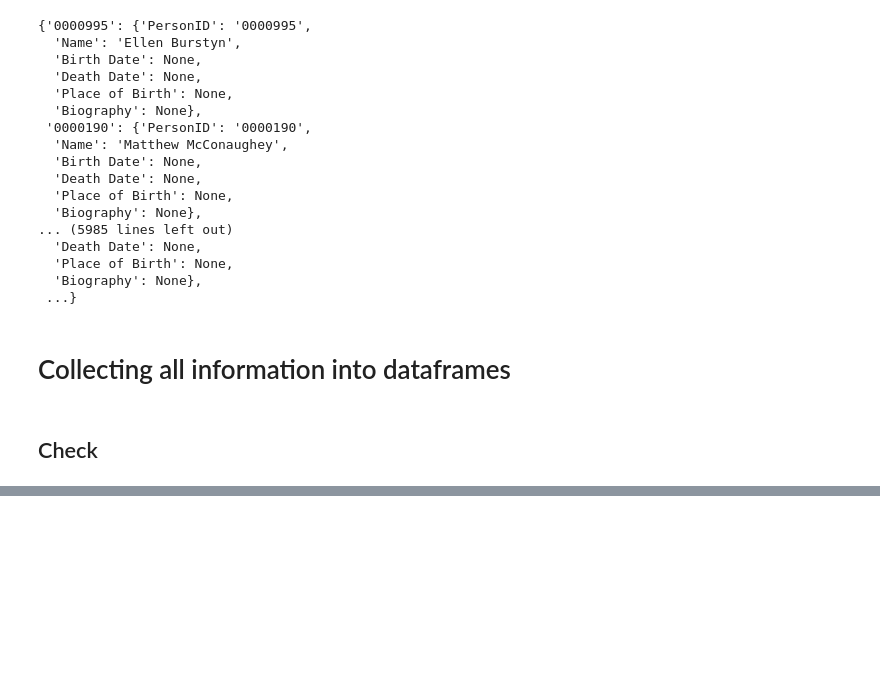
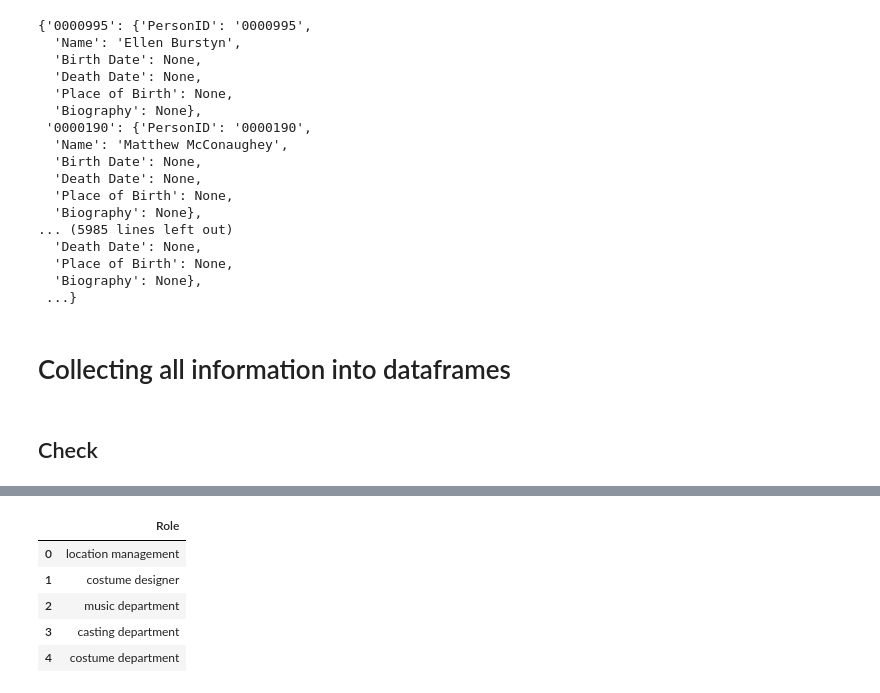
Before and after one commit to nirvana230129/DataBases, a Jupyter notebook: data/parse_data.ipynb, the cells around one changed output, grey strips where cells are left out. Drawn from its saved outputs; the diff is of its cells as text; code cells hidden in the pictures; blank space fills up the shorter version.

```diff
--- a/data/parse_data.ipynb
+++ b/data/parse_data.ipynb
@@ -337,3 +321,12 @@ pd.read_csv('countries_data.csv').head()
+# %%
+pd.read_csv('roles_data.csv').head()
+# %% [output]
+|  | Role |
+| 0 | location management |
+| 1 | costume designer |
+| 2 | music department |
+| 3 | casting department |
+| 4 | costume department |
 # %%
 movies_df
 # %% [output]
```
Also changed, not shown: parts of 7 cells of this notebook, 1 other file.
